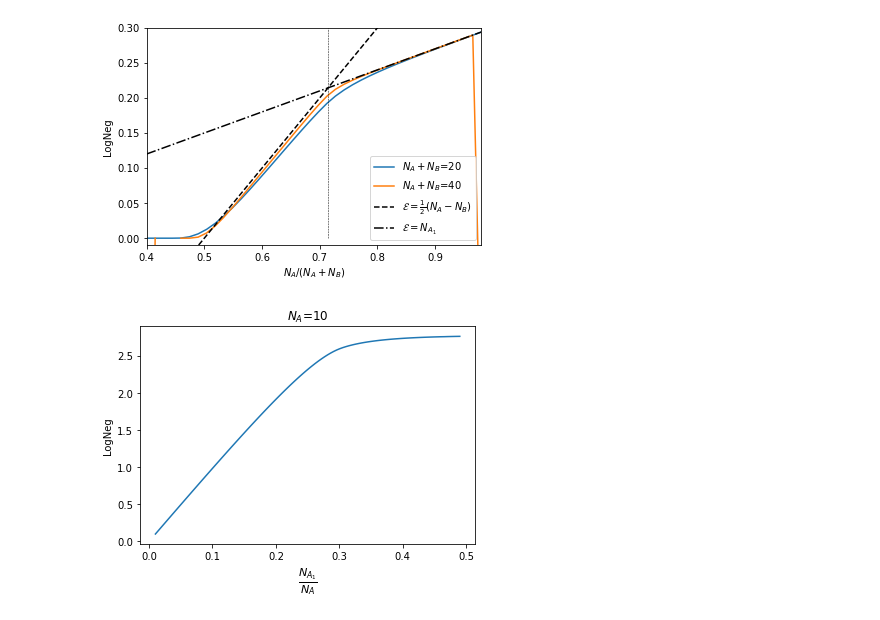
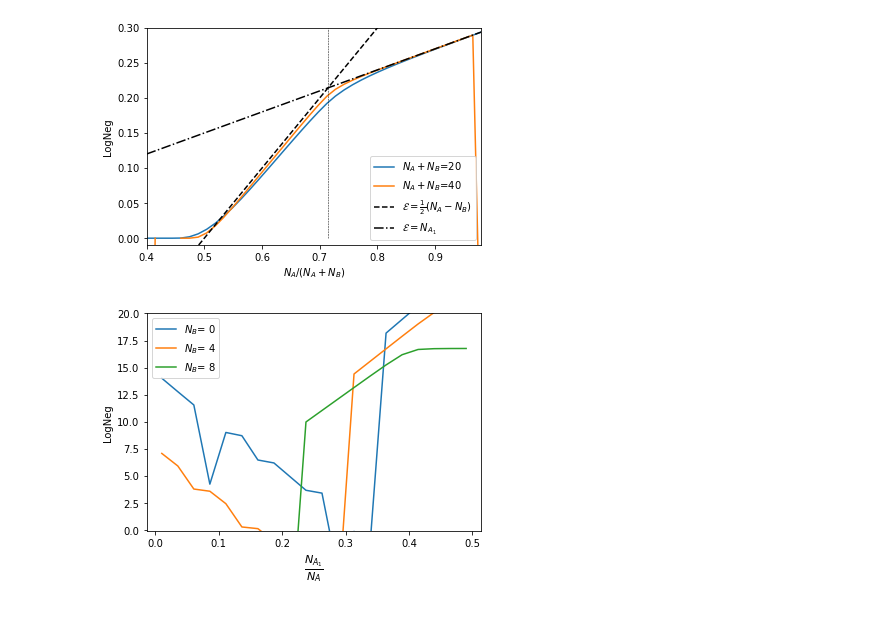
Before and after one commit to hassan-shap/RMT, a Jupyter notebook: Gz_cubic_Eqn.ipynb, the cells around one changed output. Saved outputs shown, nothing was run; the diff lists cells and outputs as text; code cells hidden in the pictures.

```diff
--- a/Gz_cubic_Eqn.ipynb
+++ b/Gz_cubic_Eqn.ipynb
@@ -311,14 +311,14 @@ plt.show()
 [figure]
 # %%
 r=2
-Na=10
-Nblist=[4]
+N=50
+Nblist=[0,4,8]
 # Nblist=np.arange(int(Na/2)-2,int(Na/2)+2)
 out_dir = 'LN_figs/'
 
-logneg_q_avg= np.zeros((int(Na/2)+1,len(Nblist)))
+# logneg_q_avg= np.zeros((int(Na/2)+1,len(Nblist)))
 
-R12_list=np.linspace(0.01,0.49,100)
+R12_list=np.linspace(0.01,0.49,20)
 logneg=np.zeros((len(R12_list),len(Nblist)))
 
 for i_c in range(len(Nblist)):
@@ -330,7 +330,7 @@ for i_c in range(len(Nblist)):
 #         neg_q=npzfile['logneg']
 #         print('rand matrix averaged over %d reps' % (np.size(neg_q,1)))
 #     logneg_q_avg[:,i_c]=np.log2(2*np.mean(neg_q,axis=1)+1)
-
+    Na= N-Nb
     for i_1 in range(len(R12_list)):
         R12=R12_list[i_1]
         Lb= r**Nb
@@ -343,16 +343,16 @@ for i_c in range(len(Nblist)):
 # %%
 plt.figure()
 
 for i_c in range(len(Nblist)):
     Nb=Nblist[i_c]
 #     plt.plot(np.arange(0,int(Na)/2+1)/Na, logneg_q_avg[:,i_c], 'o',color='C%d' % (i_c),label='$N_B$= %d' % Nb)
-    plt.plot(R12_list,logneg[:,i_c],'-',color='C%d' % (i_c))
-plt.title(r'$N_A$=%d' % (Na))
-# plt.ylim(-0.1,5.)
+    plt.plot(R12_list,logneg[:,i_c],'-',color='C%d' % (i_c),label='$N_B$= %d' % Nb)
+# plt.title(r'$N_A$=%d' % (Na))
+plt.ylim(-0.1,20)
 # plt.xlim(-0.01,0.51)
 plt.xlabel(r'$\frac{N_{A_1}}{N_A}$',fontsize=16)
 plt.ylabel('LogNeg')
-# plt.legend()
+plt.legend()
 plt.show()
 # %% [output]
-[figure, old version]
+[figure, new version]
```
Also changed, not shown: 5 other files.
